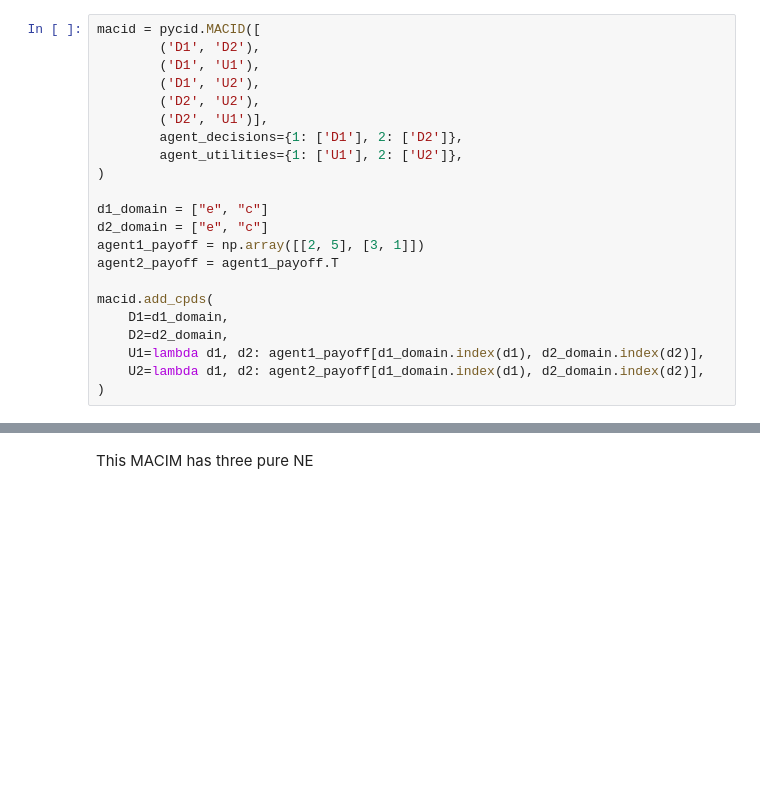
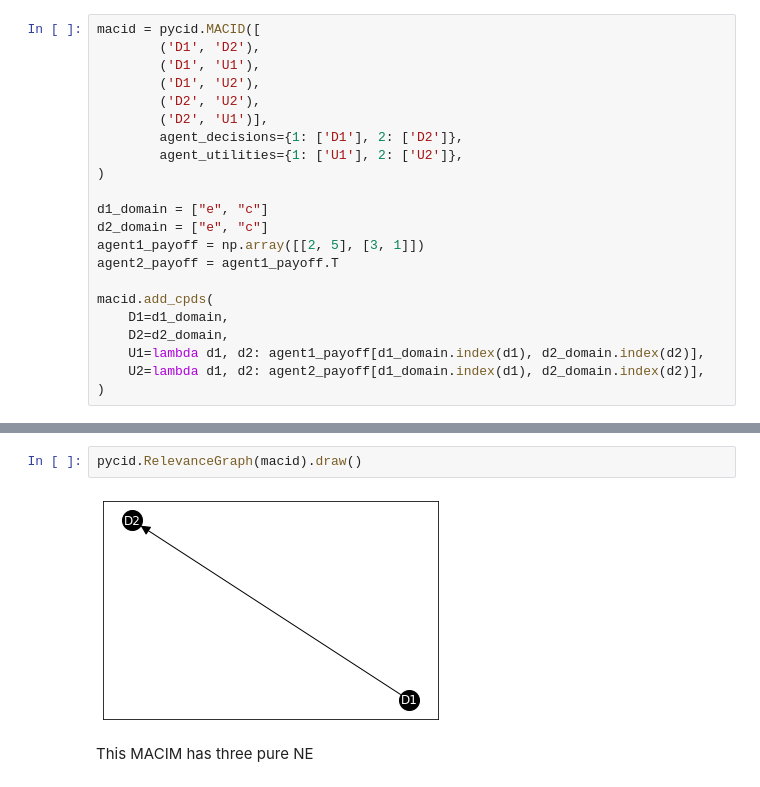
Before and after one commit to causalincentives/pycid, a Jupyter notebook: notebooks/MACID_Basics_Tutorial.ipynb, the cells around one changed output, grey strips where cells are left out. Cells and saved outputs as stored; diff of their text form; blank space fills up the shorter version.

```diff
--- a/notebooks/MACID_Basics_Tutorial.ipynb
+++ b/notebooks/MACID_Basics_Tutorial.ipynb
@@ -324,5 +341,9 @@ macid.draw()
 # %% [output]
 [figure]
+# %%
+pycid.RelevanceGraph(macid).draw()
+# %% [output]
+[figure, added]
 # %% [markdown]
 This MACIM has three pure NE
 # %%
```
Also changed, not shown: parts of 11 cells of this notebook, 7 other files.
